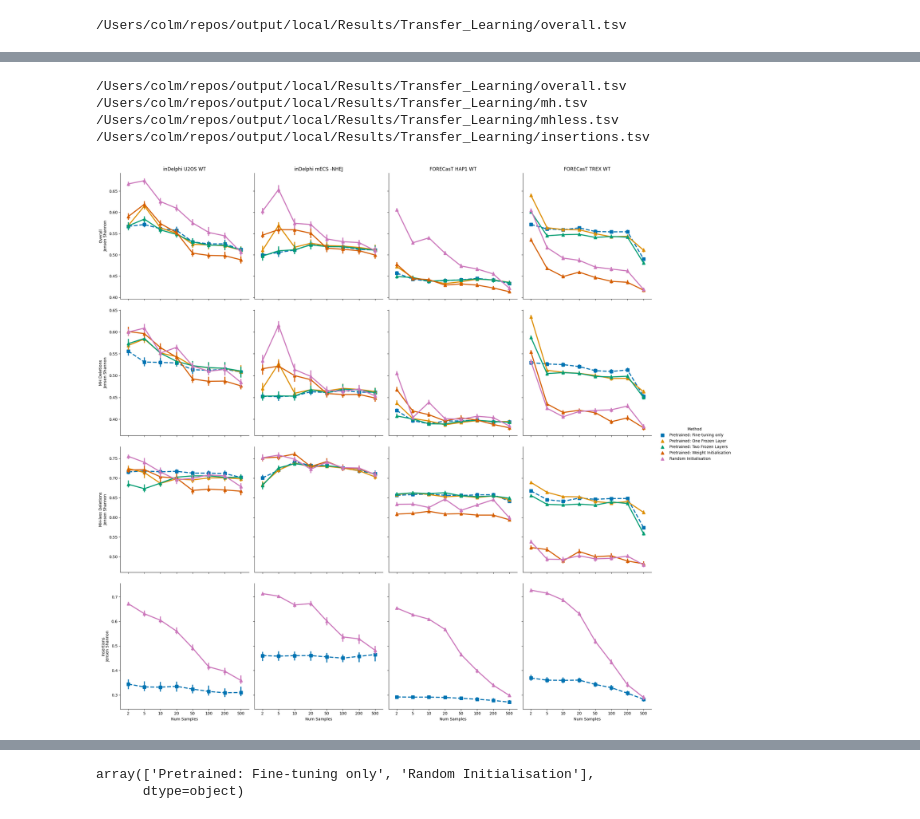
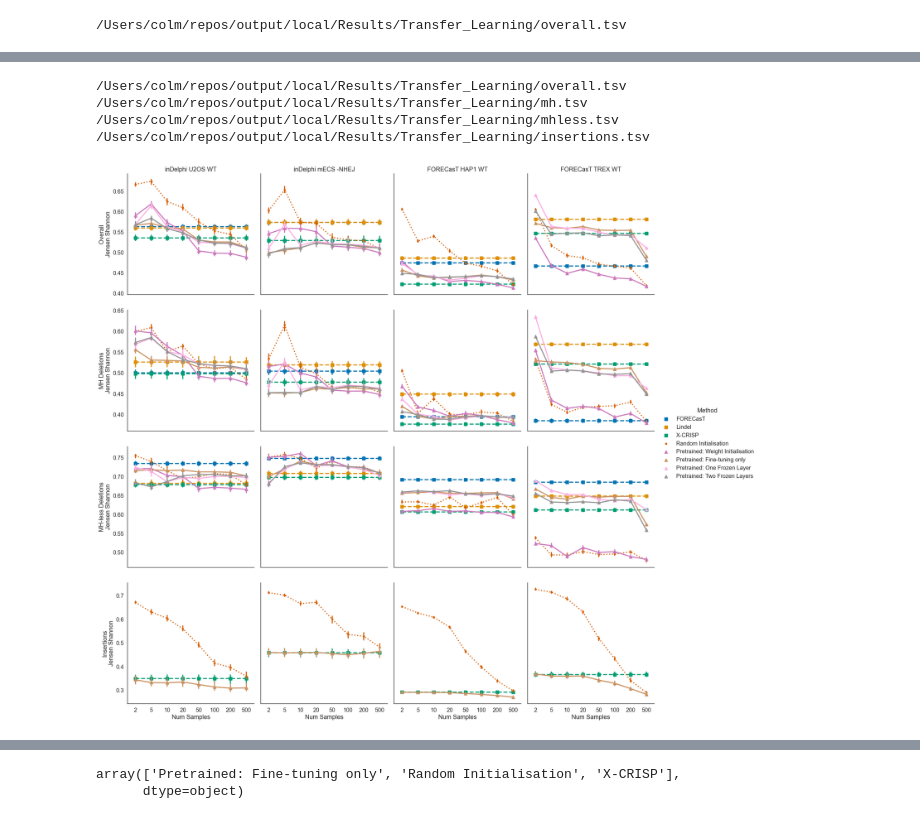
Before and after one commit to zouter/XCRISP, a Jupyter notebook: notebooks/figures/4.transfer_learning.ipynb, the cells around one changed output, grey strips where cells are left out. Cells and saved outputs as stored; diff of their text form; code cells hidden in the pictures.

```diff
--- a/notebooks/figures/4.transfer_learning.ipynb
+++ b/notebooks/figures/4.transfer_learning.ipynb
@@ -13,15 +13,15 @@ common_labels = {
     "pretrainedsamearch": "Pretrained: Fine-tuning only",
     # "pretrainedplusonelayer": "Pretrained: Freezing, Extra layer + fine tuning",
     "pretrainedonefrozenlayer": "Pretrained: One Frozen Layer",
-    "X-CRISP": "X-CRISP",
+    "CRISPRedict": "X-CRISP",
     # "X-CRISP MSE": "X-CRISP MSE",
-    # "FORECasT": "FORECasT",
-    # "Lindel": "Lindel",
+    "FORECasT": "FORECasT",
+    "Lindel": "Lindel",
     # "mESC WT": "mESC WT",
 }
 
 transfer_models_order = ["baseline", "weightinit", "pretrainedonefrozenlayer", "pretrained", "pretrainedsamearch"]
-baseline_models_order = ["X-CRISP", "FORECasT", "Lindel", "inDelphi", "CROTON", "mESC WT"]
+baseline_models_order = ["CRISPRedict", "FORECasT", "Lindel", "inDelphi", "CROTON"]
 
 
 def plot_transfer_learning(measurement, what="overall", labels=common_labels):
@@ -134,7 +141,7 @@ d3["Comparison"] = "MH-less Deletions"
 
 insertion_labels = {
     "baseline": "Random Initialisation",
-    "X-CRISP": "X-CRISP",
+    "CRISPRedict": "X-CRISP",
     # "weightinit": "Pretrained: Weight Initialisation",
     "pretrained": "Pretrained: Fine-tuning only",
 }
@@ -152,10 +159,11 @@ g = sns.catplot(data=d, x="Num Samples",\
     row="Comparison",\
     sharey="row",\
     col_order = col_order,
-    hue_order=np.intersect1d(list(common_labels.values()), d["Method"].unique()),\
-    linestyles=(["--"] * 1 + ["-"] * 4 + [":"]) ,\
+    hue_order=['FORECasT', 'Lindel', 'X-CRISP', 'Random Initialisation', 'Pretrained: Weight Initialisation', 'Pretrained: Fine-tuning only',
+       'Pretrained: One Frozen Layer', 'Pretrained: Two Frozen Layers'],\
+    linestyles=(["--"] * 3 + [":"] + ["-"] * 4 ) ,\
     linewidth=.5, \
-    markers=([","] * 1 + ["^"] * 4 + ["."]) ,\
+    markers=([","] * 3 + ["."] + ["^"] * 4 ) ,\
     palette="colorblind",\
     estimator=np.median)
 
@@ -173,31 +181,31 @@ def get_stars(p):
     if p <= 1.00e-04: return "****"
     if (1.00e-04 < p) and (p <= 1.00e-03): return "***"
     if (1.00e-03 < p) and (p <= 1.00e-02): return "**"
     if (1.00e-02 < p) and (p <= 5.00e-02): return "*"
     return "ns"
 
 def annotate_pvalue(dataset, method, comparison, ax, y_pos, n):
     num_samples = [2, 5, 10, 20, 50, 100, 200, 500]
     x_pos = num_samples.index(n)
     y = d.loc[(d.Comparison == comparison) & (d.Dataset == dataset) \
         & (d.Method == "X-CRISP") & (d["Num Samples"] == n), "Jensen Shannon"]
     x = d.loc[(d.Comparison == comparison) & (d.Dataset == dataset) \
         & (d.Method == method) & (d["Num Samples"] == n), "Jensen Shannon"]
     median_n = d.loc[(d.Comparison == comparison) & (d.Dataset == dataset) \
         & (d.Method == method) & (d["Num Samples"] == n), "Jensen Shannon"].median()
     ax.annotate(get_stars(wilcoxon(x, y)[1]), xy=(x_pos, median_n), xytext=(x_pos-2, median_n-y_pos), arrowprops=dict(facecolor='black', arrowstyle="-"))
 
 # annotate_pvalue(col_order[0], "Pretrained: Weight Initialisation", "Overall", g.axes[0, 0], 0.015, 50)
 # annotate_pvalue(col_order[1], "Pretrained: Weight Initialisation", "Overall", g.axes[0, 1], 0.035, 50)
 
 # annotate_pvalue(col_order[0], "Pretrained: Weight Initialisation", "MH Deletions", g.axes[1, 0], 0.015, 100)
 # annotate_pvalue(col_order[0], "Pretrained: Weight Initialisation", "MH-less Deletions", g.axes[2, 0], 0.015, 50)
 # annotate_pvalue(col_order[0], 'Pretrained: Fine-tuning only', "Insertions", g.axes[3, 0], 0.035, 10)
 
 plt.show()
 # %% [output]
 /Users/colm/repos/output/local/Results/Transfer_Learning/overall.tsv
 /Users/colm/repos/output/local/Results/Transfer_Learning/mh.tsv
 /Users/colm/repos/output/local/Results/Transfer_Learning/mhless.tsv
 /Users/colm/repos/output/local/Results/Transfer_Learning/insertions.tsv
-[figure, old version]
+[figure, new version]
@@ -214,7 +221,7 @@ x = d.loc[(d.Comparison == comparison) & (d.Dataset == dataset) \
 
 d.loc[(d.Comparison == comparison) & (d.Dataset == dataset) & (d["Num Samples"] == n)].Method.unique()
 # %% [output]
-array(['Pretrained: Fine-tuning only', 'Random Initialisation'],
+array(['Pretrained: Fine-tuning only', 'Random Initialisation', 'X-CRISP'],
       dtype=object)
 # %%
 insertion_labels = {
```
Also changed, not shown: parts of 12 cells of this notebook, 10 other files.
